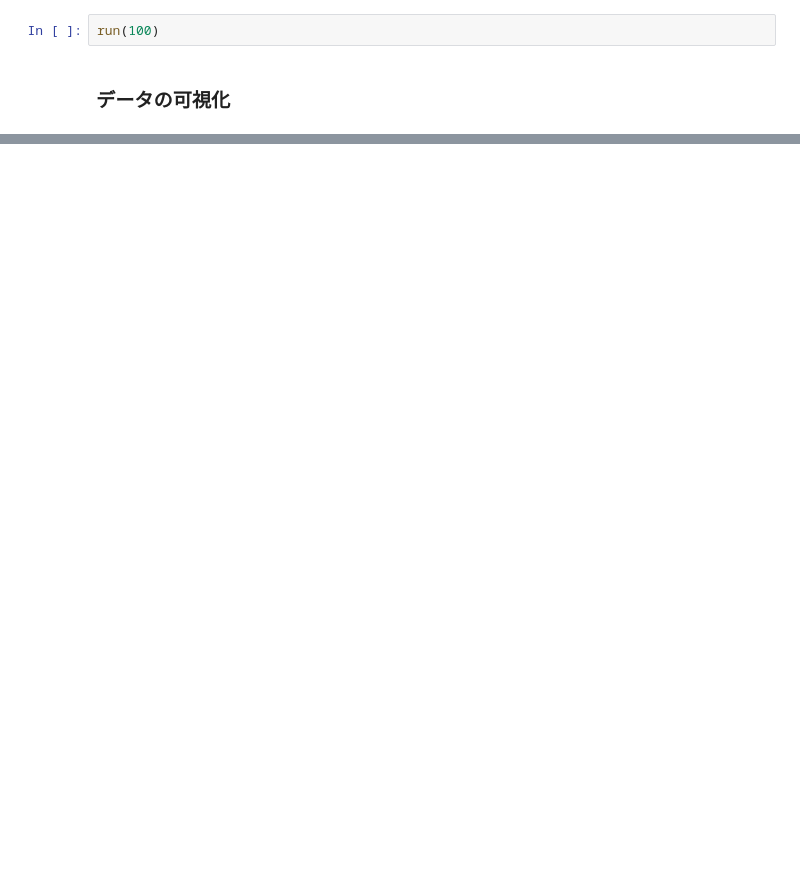
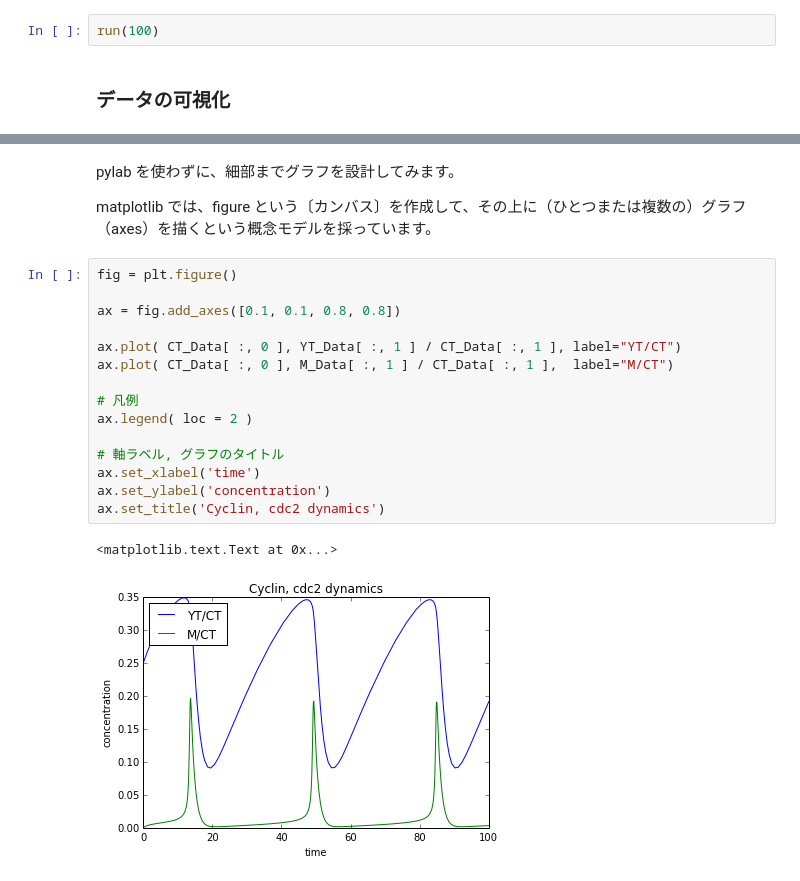
Before and after one commit to naito/BioSimulation1, a Jupyter notebook: Lecture-02.ipynb, the cells around one changed output, grey strips where cells are left out. Drawn from its saved outputs; the diff is of its cells as text; blank space fills up the shorter version.

```diff
--- a/Lecture-02.ipynb
+++ b/Lecture-02.ipynb
@@ -98,0 +133,22 @@ plt.plot( YT_Data[ :, 1 ], M_Data[ :, 1 ] )
+# %% [markdown]
+pylab を使わずに、細部までグラフを設計してみます。
+
+matplotlib では、figure という〔カンバス〕を作成して、その上に（ひとつまたは複数の）グラフ（axes）を描くという概念モデルを採っています。
+# %%
+fig = plt.figure()
+
+ax = fig.add_axes([0.1, 0.1, 0.8, 0.8])
+
+ax.plot( CT_Data[ :, 0 ], YT_Data[ :, 1 ] / CT_Data[ :, 1 ], label="YT/CT")
+ax.plot( CT_Data[ :, 0 ], M_Data[ :, 1 ] / CT_Data[ :, 1 ],  label="M/CT")
+
+# 凡例
+ax.legend( loc = 2 )
+
+# 軸ラベル, グラフのタイトル
+ax.set_xlabel('time')
+ax.set_ylabel('concentration')
+ax.set_title('Cyclin, cdc2 dynamics')
+# %% [output]
+<matplotlib.text.Text at 0x...>
+[figure, added]
```
Also changed, not shown: parts of 27 cells of this notebook.
